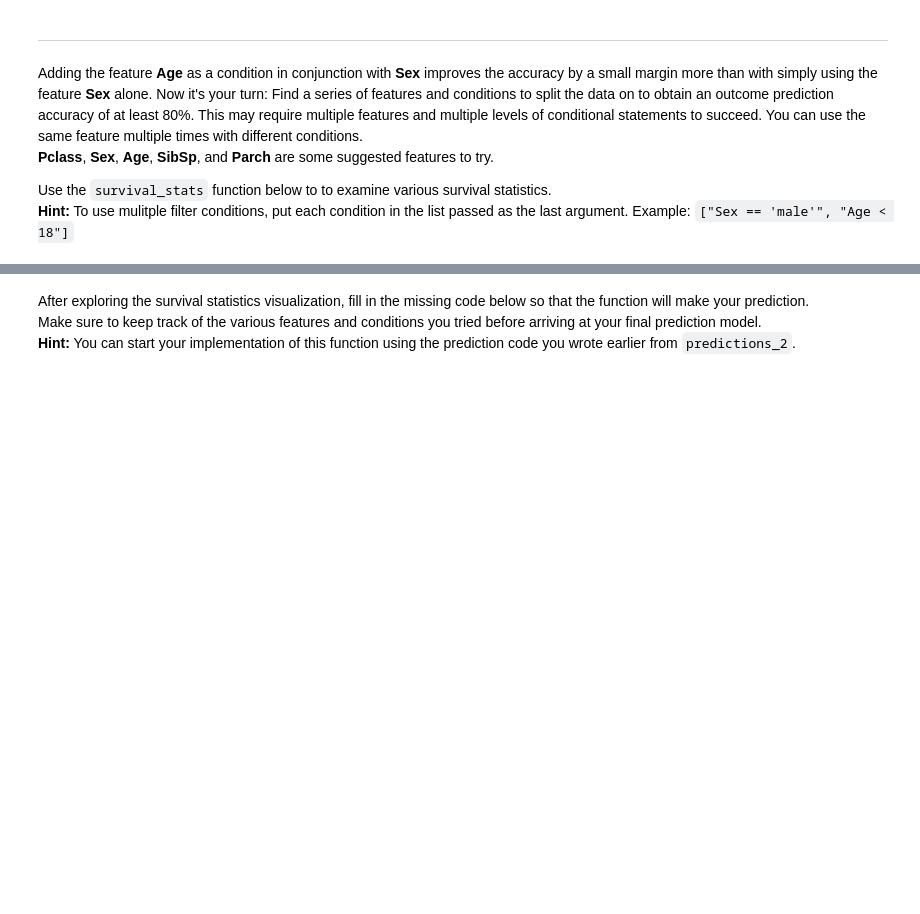
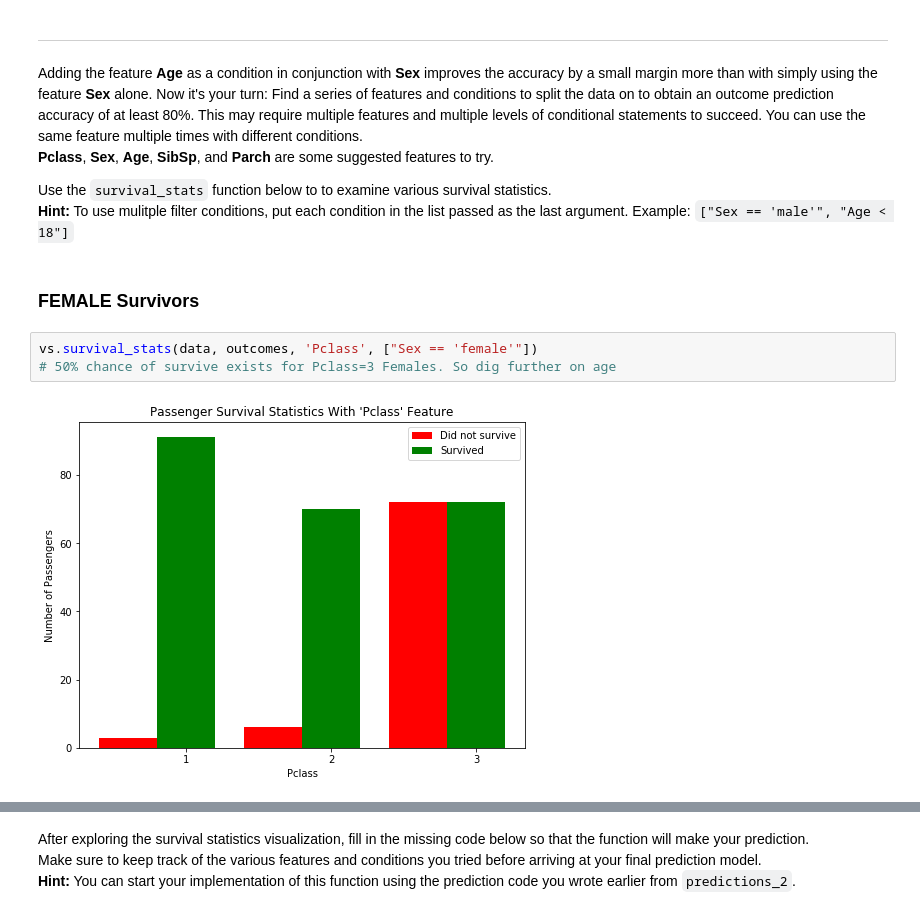
Before and after one commit to racksen/machine-learning, a Jupyter notebook: projects/titanic_survival_exploration/titanic_survival_exploration.ipynb, the cells around one changed output, grey strips where cells are left out. Saved outputs shown, nothing was run; the diff lists cells and outputs as text; blank space fills up the shorter version.

```diff
--- a/projects/titanic_survival_exploration/titanic_survival_exploration.ipynb
+++ b/projects/titanic_survival_exploration/titanic_survival_exploration.ipynb
@@ -230,3 +213,10 @@ Adding the feature **Age** as a condition in conjunction with **Sex** improves t
 
 Use the `survival_stats` function below to to examine various survival statistics.
 **Hint:** To use mulitple filter conditions, put each condition in the list passed as the last argument. Example: `["Sex == 'male'", "Age < 18"]`
+# %% [markdown]
+### FEMALE Survivors
+# %%
+vs.survival_stats(data, outcomes, 'Pclass', ["Sex == 'female'"])
+# 50% chance of survive exists for Pclass=3 Females. So dig further on age
+# %% [output]
+[figure, added]
```
Also changed, not shown: parts of 13 cells of this notebook, 1 other file.
